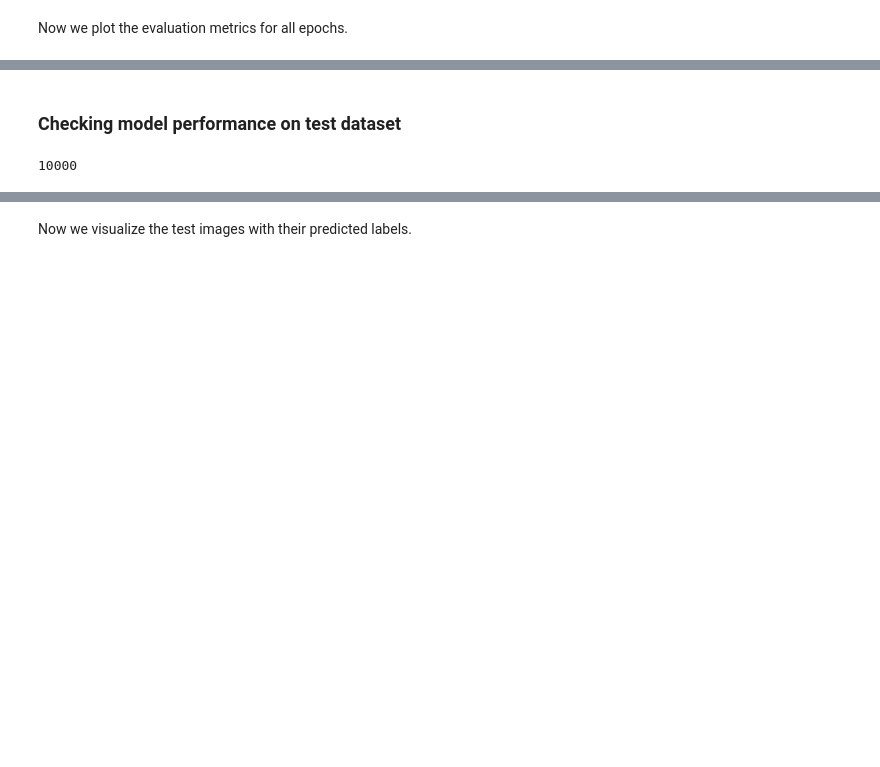
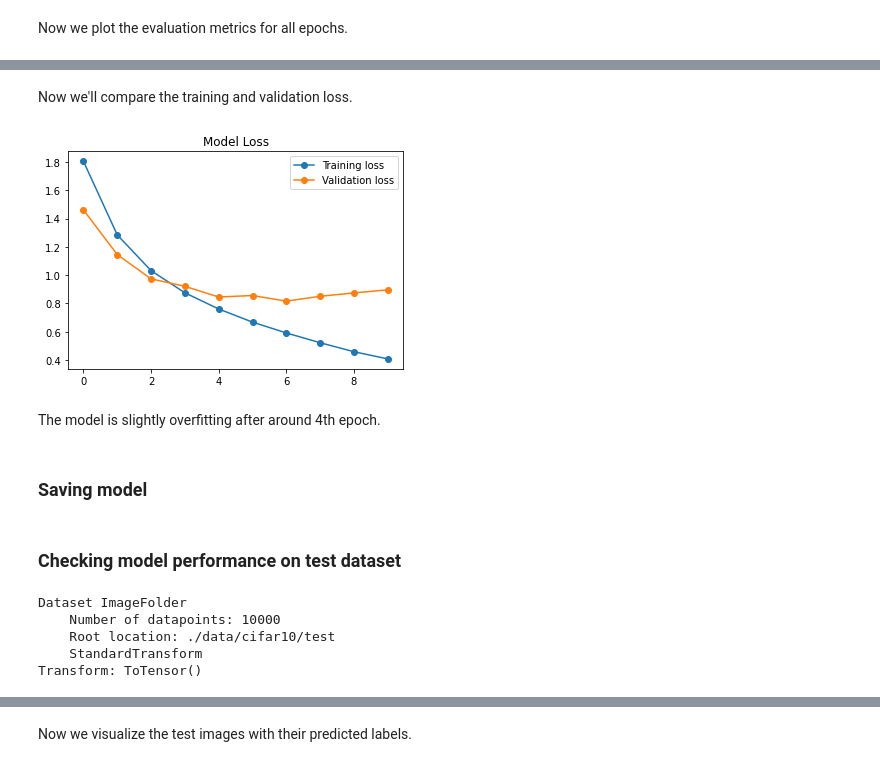
Before and after one commit to AnirbanMukherjeeXD/pytorch-lessons, a Jupyter notebook: 6_image_classification_on_CIFAR10_using_cnn_GPU.ipynb, the cells around one changed output, grey strips where cells are left out. Saved outputs shown, nothing was run; the diff lists cells and outputs as text; code cells hidden in the pictures; blank space fills up the shorter version.

```diff
--- a/6_image_classification_on_CIFAR10_using_cnn_GPU.ipynb
+++ b/6_image_classification_on_CIFAR10_using_cnn_GPU.ipynb
@@ -428,0 +428,14 @@ plt.show()
+# %% [markdown]
+Now we'll compare the training and validation loss.
+# %%
+plt.plot(train_losses, '-o')
+plt.plot(val_losses, '-o')
+plt.legend(["Training loss", "Validation loss"])
+plt.title("Model Loss")
+plt.show()
+# %% [output]
+[figure, added]
+# %% [markdown]
+The model is slightly overfitting after around 4th epoch.
+# %% [markdown]
+### Saving model
@@ -431,10 +446,14 @@ plt.show()
 # %%
 # Testing dataset
 
-test_dataset = MNIST(root='data/', train=False, transform=transforms.ToTensor())
-len(test_dataset)
+test_dataset = ImageFolder(data_dir+'/test', transform=transforms.ToTensor())
+test_dataset
 # %% [output]
-10000
+Dataset ImageFolder
+    Number of datapoints: 10000
+    Root location: ./data/cifar10/test
+    StandardTransform
+Transform: ToTensor()
 # %%
 def predict_image(img, model):
     xb = to_device(img.unsqueeze(0), device)
```
Also changed, not shown: parts of 24 cells of this notebook.
